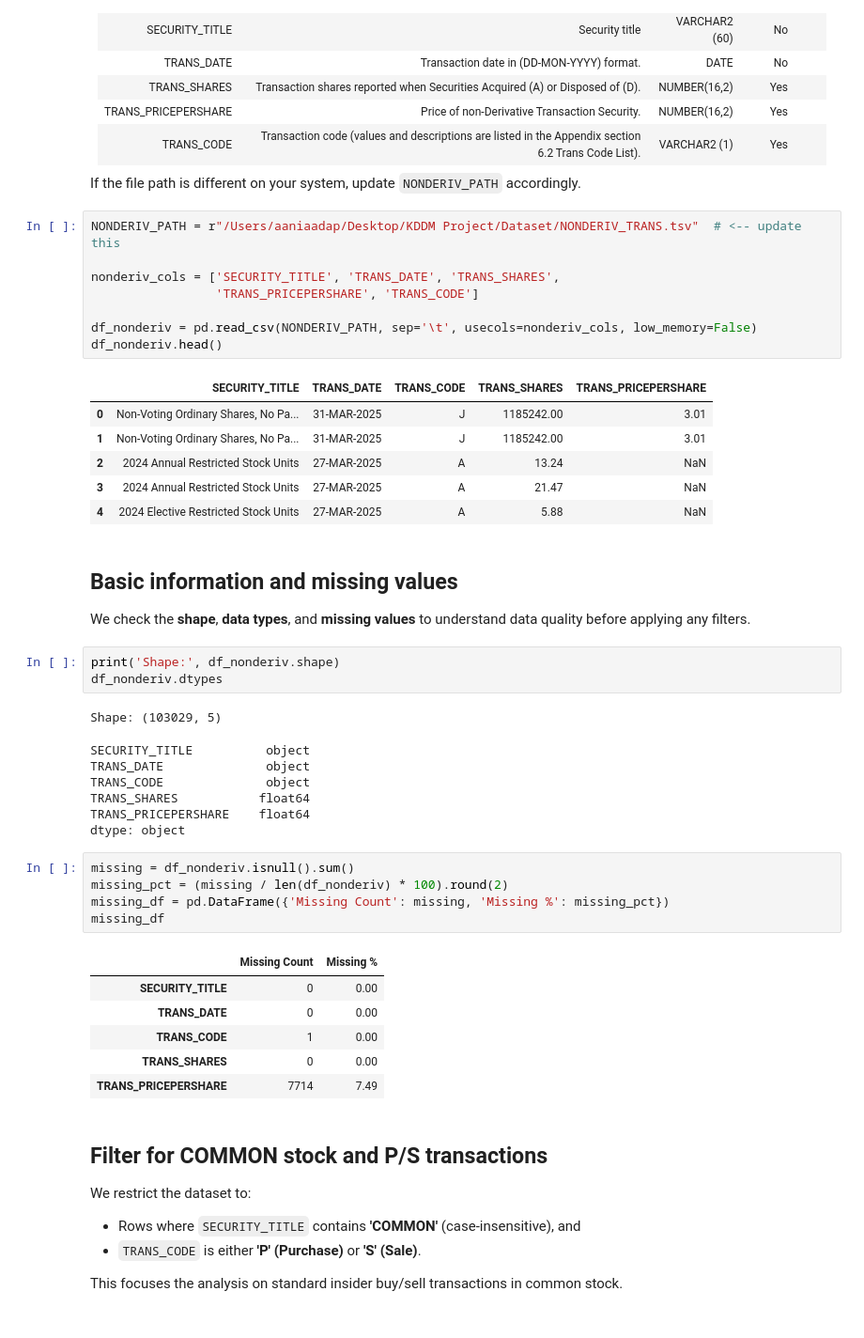
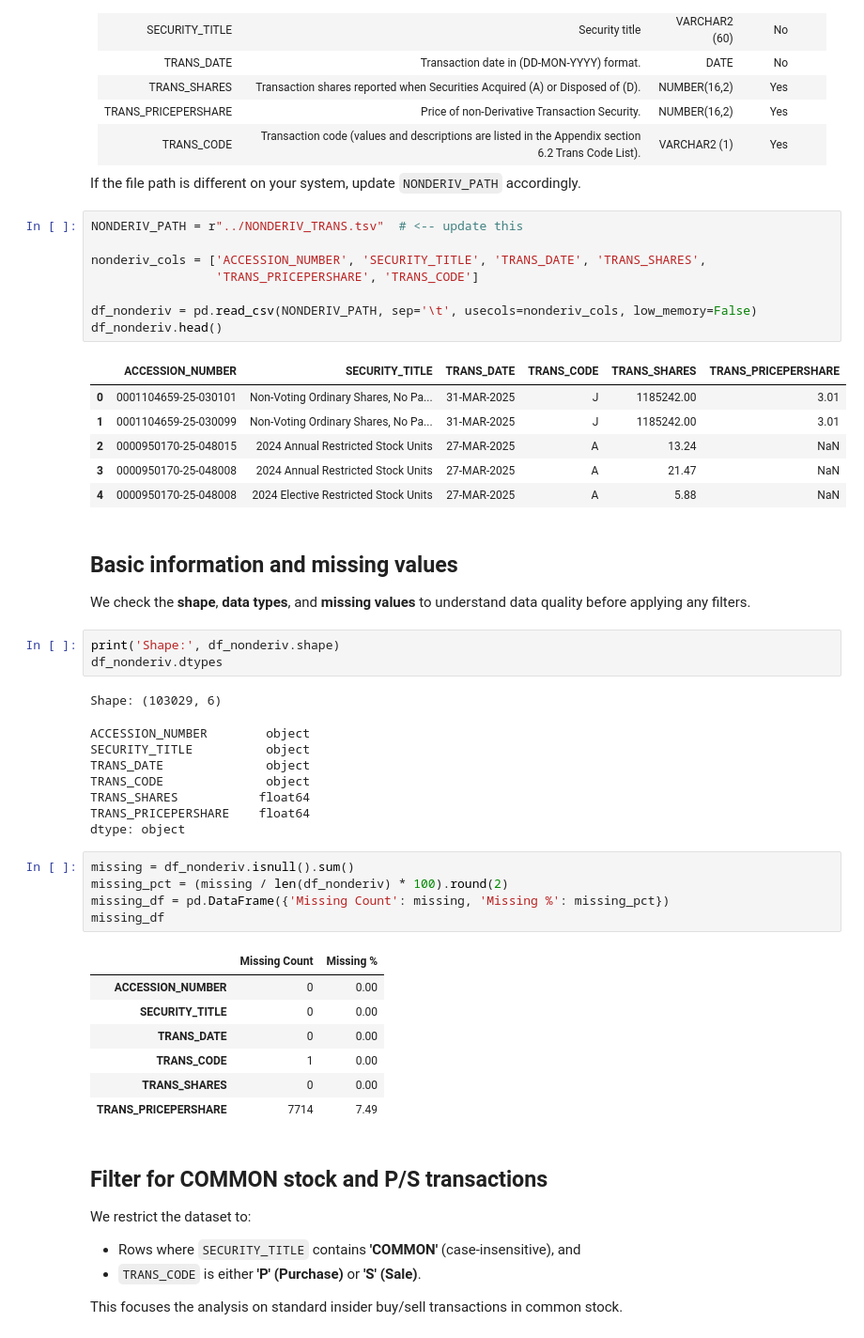
Before and after one commit to jefreybulla/insider-trading-signal, a Jupyter notebook: EDA/EDA_Part1_NONDERIV.ipynb, the cells around one changed output. Shown at 94% size. Drawn from its saved outputs; the diff is of its cells as text.

```diff
--- a/EDA/EDA_Part1_NONDERIV.ipynb
+++ b/EDA/EDA_Part1_NONDERIV.ipynb
@@ -34,20 +34,20 @@ We load only the relevant columns used in the analysis. That is:
 
 If the file path is different on your system, update `NONDERIV_PATH` accordingly.
 # %%
-NONDERIV_PATH = r"/Users/aaniaadap/Desktop/KDDM Project/Dataset/NONDERIV_TRANS.tsv"  # <-- update this
+NONDERIV_PATH = r"../NONDERIV_TRANS.tsv"  # <-- update this
 
-nonderiv_cols = ['SECURITY_TITLE', 'TRANS_DATE', 'TRANS_SHARES',
+nonderiv_cols = ['ACCESSION_NUMBER', 'SECURITY_TITLE', 'TRANS_DATE', 'TRANS_SHARES',
                  'TRANS_PRICEPERSHARE', 'TRANS_CODE']
 
 df_nonderiv = pd.read_csv(NONDERIV_PATH, sep='\t', usecols=nonderiv_cols, low_memory=False)
 df_nonderiv.head()
 # %% [output]
-|  | SECURITY_TITLE | TRANS_DATE | TRANS_CODE | TRANS_SHARES | TRANS_PRICEPERSHARE |
-| 0 | Non-Voting Ordinary Shares, No Pa... | 31-MAR-2025 | J | 1185242.00 | 3.01 |
-| 1 | Non-Voting Ordinary Shares, No Pa... | 31-MAR-2025 | J | 1185242.00 | 3.01 |
-| 2 | 2024 Annual Restricted Stock Units | 27-MAR-2025 | A | 13.24 | NaN |
-| 3 | 2024 Annual Restricted Stock Units | 27-MAR-2025 | A | 21.47 | NaN |
-| 4 | 2024 Elective Restricted Stock Units | 27-MAR-2025 | A | 5.88 | NaN |
+|  | ACCESSION_NUMBER | SECURITY_TITLE | TRANS_DATE | TRANS_CODE | TRANS_SHARES | TRANS_PRICEPERSHARE |
+| 0 | 0001104659-25-030101 | Non-Voting Ordinary Shares, No Pa... | 31-MAR-2025 | J | 1185242.00 | 3.01 |
+| 1 | 0001104659-25-030099 | Non-Voting Ordinary Shares, No Pa... | 31-MAR-2025 | J | 1185242.00 | 3.01 |
+| 2 | 0000950170-25-048015 | 2024 Annual Restricted Stock Units | 27-MAR-2025 | A | 13.24 | NaN |
+| 3 | 0000950170-25-048008 | 2024 Annual Restricted Stock Units | 27-MAR-2025 | A | 21.47 | NaN |
+| 4 | 0000950170-25-048008 | 2024 Elective Restricted Stock Units | 27-MAR-2025 | A | 5.88 | NaN |
 # %% [markdown]
 ## Basic information and missing values
 We check the **shape**, **data types**, and **missing values** to understand data quality before applying any filters.
@@ -55,7 +55,8 @@ We check the **shape**, **data types**, and **missing values** to understand dat
 print('Shape:', df_nonderiv.shape)
 df_nonderiv.dtypes
 # %% [output]
-Shape: (103029, 5)
+Shape: (103029, 6)
+ACCESSION_NUMBER        object
 SECURITY_TITLE          object
 TRANS_DATE              object
 TRANS_CODE              object
@@ -69,6 +70,7 @@ missing_df = pd.DataFrame({'Missing Count': missing, 'Missing %': missing_pct})
 missing_df
 # %% [output]
 |  | Missing Count | Missing % |
+| ACCESSION_NUMBER | 0 | 0.00 |
 | SECURITY_TITLE | 0 | 0.00 |
 | TRANS_DATE | 0 | 0.00 |
 | TRANS_CODE | 1 | 0.00 |
```
Also changed, not shown: parts of 15 cells of this notebook, 3 other files.
